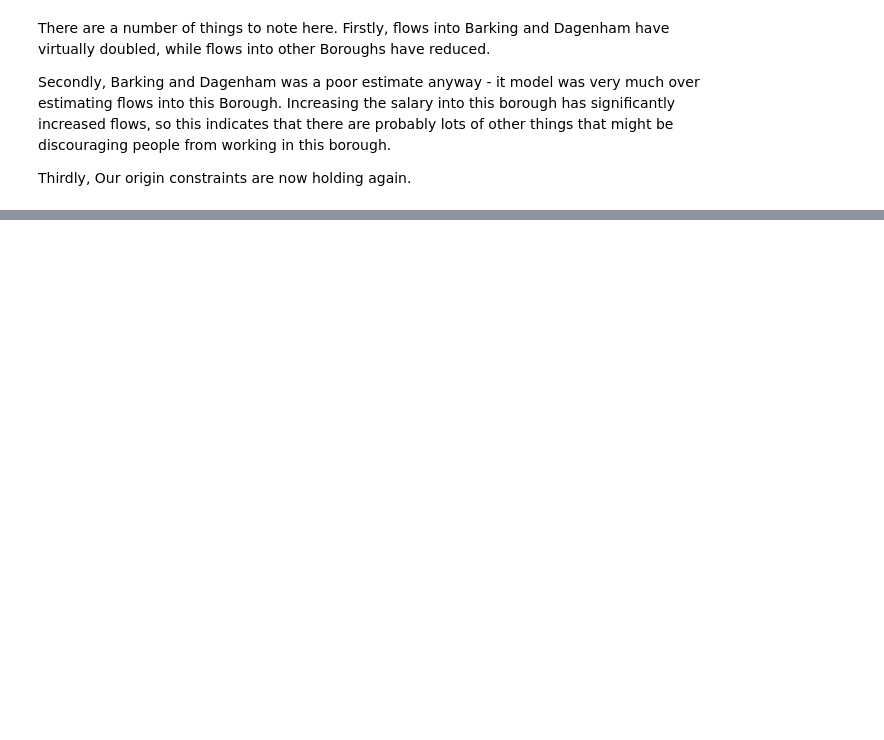
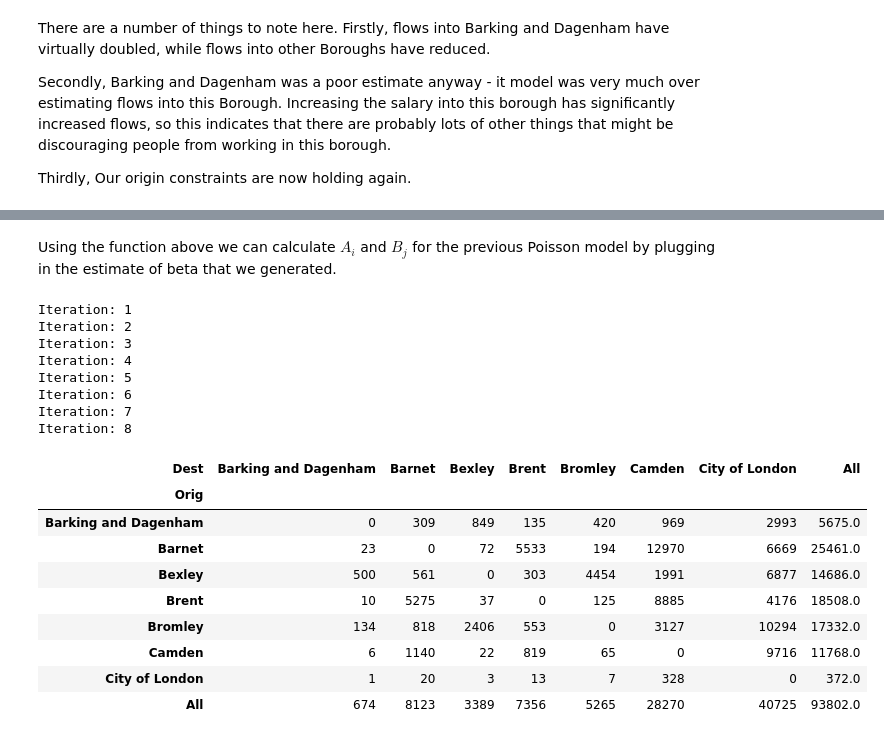
Before and after one commit to PhilipDW183/SIM_urbansim, a Jupyter notebook: Urbsim Prac 2.ipynb, the cells around one changed output, grey strips where cells are left out. Saved outputs shown, nothing was run; the diff lists cells and outputs as text; code cells hidden in the pictures; blank space fills up the shorter version.

```diff
--- a/Urbsim Prac 2.ipynb
+++ b/Urbsim Prac 2.ipynb
@@ -426,0 +695,5 @@ Thirdly, Our origin constraints are now holding again.
+# %%
+# Run a production constrained SIM with a negative exponential cost function.
+doubsim_form = "Total ~ Orig + Dest + Dist -1"
+doubsim1 = smf.glm(formula=doubsim_form, data = cdatasub, family = sm.families.Poisson()).fit()
+print(doubsim1.summary())
@@ -426,0 +718,2 @@ Thirdly, Our origin constraints are now holding again.
+# %%
+cdatasub["doubsimfitted1"] = np.round(doubsim1.predict(),0)
@@ -426,0 +877,34 @@ Thirdly, Our origin constraints are now holding again.
+# %% [markdown]
+
+Using the function above we can calculate $A_{i}$ and $B_{j}$ for the previous Poisson model by plugging in the estimate of beta that we generated.
+# %%
+
+# Use the beta we got from the inverse power model
+beta = doubSim.params[-1]
+# Get the balancing factors.
+cdatasub = balance_doubly_constrained(cdatasub,'OrigCodeNew','DestCodeNew','O_i','D_j','Dist',beta,'power')
+
+# Now predict the model again using the new Ai and Dj fields.
+cdatasub['SIM_est_pow'] = np.round(cdatasub['O_i'] * cdatasub['Ai_new'] * cdatasub['D_j'] * cdatasub['Bj_new'] *
+                                   np.exp(np.log(cdatasub['Dist'])*beta))
+# Check out the matrix
+pd.pivot_table(cdatasub,values='SIM_est_pow',index ='Orig',columns='Dest',fill_value=0,aggfunc=sum,margins=True)
+# %% [output]
+Iteration: 1
+Iteration: 2
+Iteration: 3
+Iteration: 4
+Iteration: 5
+Iteration: 6
+Iteration: 7
+Iteration: 8
+| Dest | Barking and Dagenham | Barnet | Bexley | Brent | Bromley | Camden | City of London | All |
+| Orig |  |  |  |  |  |  |  |  |
+| Barking and Dagenham | 0 | 309 | 849 | 135 | 420 | 969 | 2993 | 5675.0 |
+| Barnet | 23 | 0 | 72 | 5533 | 194 | 12970 | 6669 | 25461.0 |
+| Bexley | 500 | 561 | 0 | 303 | 4454 | 1991 | 6877 | 14686.0 |
+| Brent | 10 | 5275 | 37 | 0 | 125 | 8885 | 4176 | 18508.0 |
+| Bromley | 134 | 818 | 2406 | 553 | 0 | 3127 | 10294 | 17332.0 |
+| Camden | 6 | 1140 | 22 | 819 | 65 | 0 | 9716 | 11768.0 |
+| City of London | 1 | 20 | 3 | 13 | 7 | 328 | 0 | 372.0 |
+| All | 674 | 8123 | 3389 | 7356 | 5265 | 28270 | 40725 | 93802.0 |
```
Also changed, not shown: parts of 35 cells of this notebook, 1 other file.
